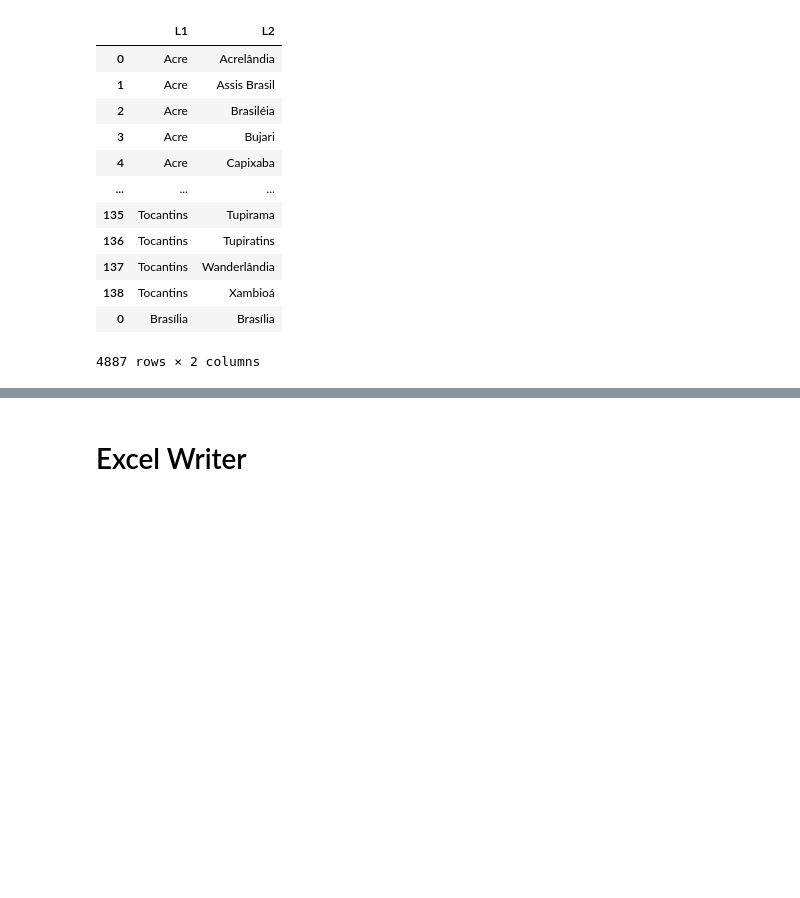
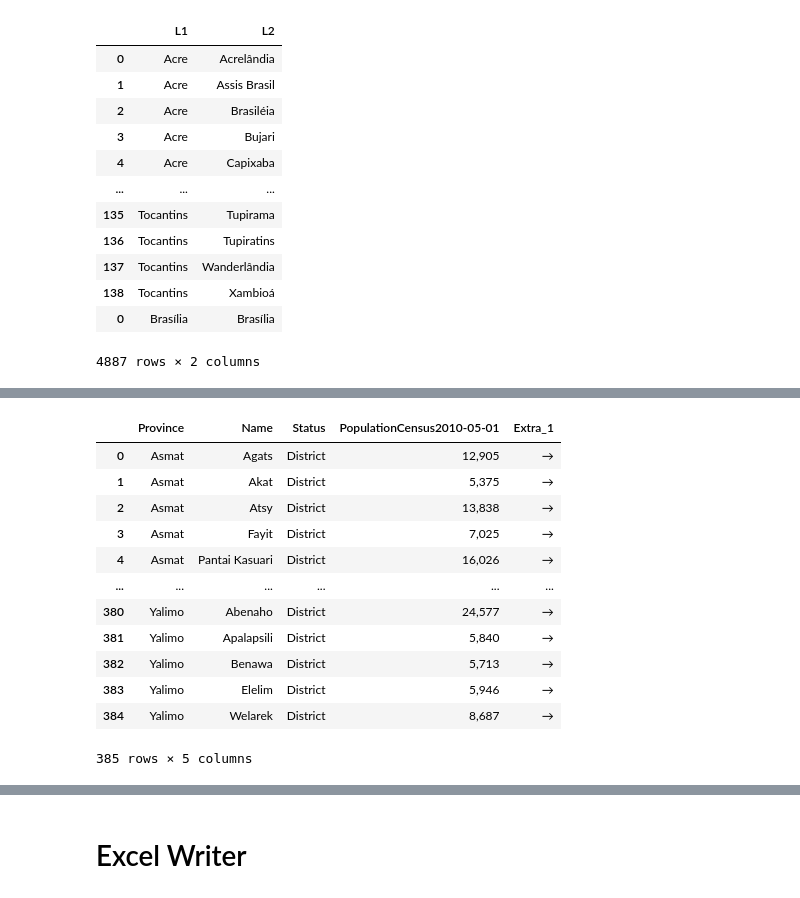
Before and after one commit to CabooseExia/Geospatial-practice, a Jupyter notebook: citypopulation_webscraper.ipynb, the cells around one changed output, grey strips where cells are left out. Saved outputs shown, nothing was run; the diff lists cells and outputs as text; code cells hidden in the pictures; blank space fills up the shorter version.

```diff
--- a/citypopulation_webscraper.ipynb
+++ b/citypopulation_webscraper.ipynb
@@ -642,0 +742,18 @@ brazil_df
+# %%
+page = requests.get(f"https://www.citypopulation.de/en/indonesia/papua/admin/")
+l2l3_test_df = make_indo_l1l2(page)
+l2l3_test_df
+# %% [output]
+|  | Province | Name | Status | PopulationCensus2010-05-01 | Extra_1 |
+| 0 | Asmat | Agats | District | 12,905 | → |
+| 1 | Asmat | Akat | District | 5,375 | → |
+| 2 | Asmat | Atsy | District | 13,838 | → |
+| 3 | Asmat | Fayit | District | 7,025 | → |
+| 4 | Asmat | Pantai Kasuari | District | 16,026 | → |
+| ... | ... | ... | ... | ... | ... |
+| 380 | Yalimo | Abenaho | District | 24,577 | → |
+| 381 | Yalimo | Apalapsili | District | 5,840 | → |
+| 382 | Yalimo | Benawa | District | 5,713 | → |
+| 383 | Yalimo | Elelim | District | 5,946 | → |
+| 384 | Yalimo | Welarek | District | 8,687 | → |
+385 rows × 5 columns
```
Also changed, not shown: parts of 16 cells of this notebook.
